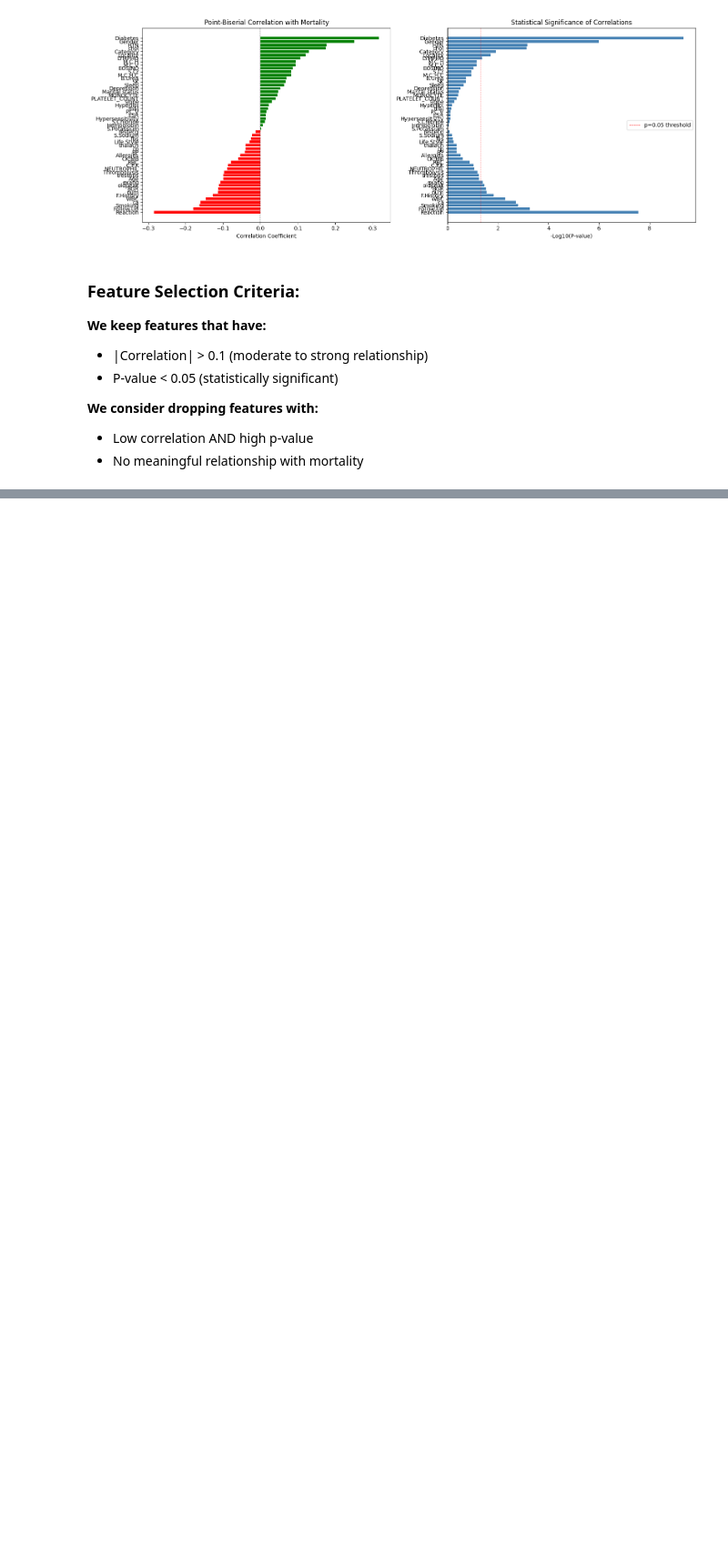
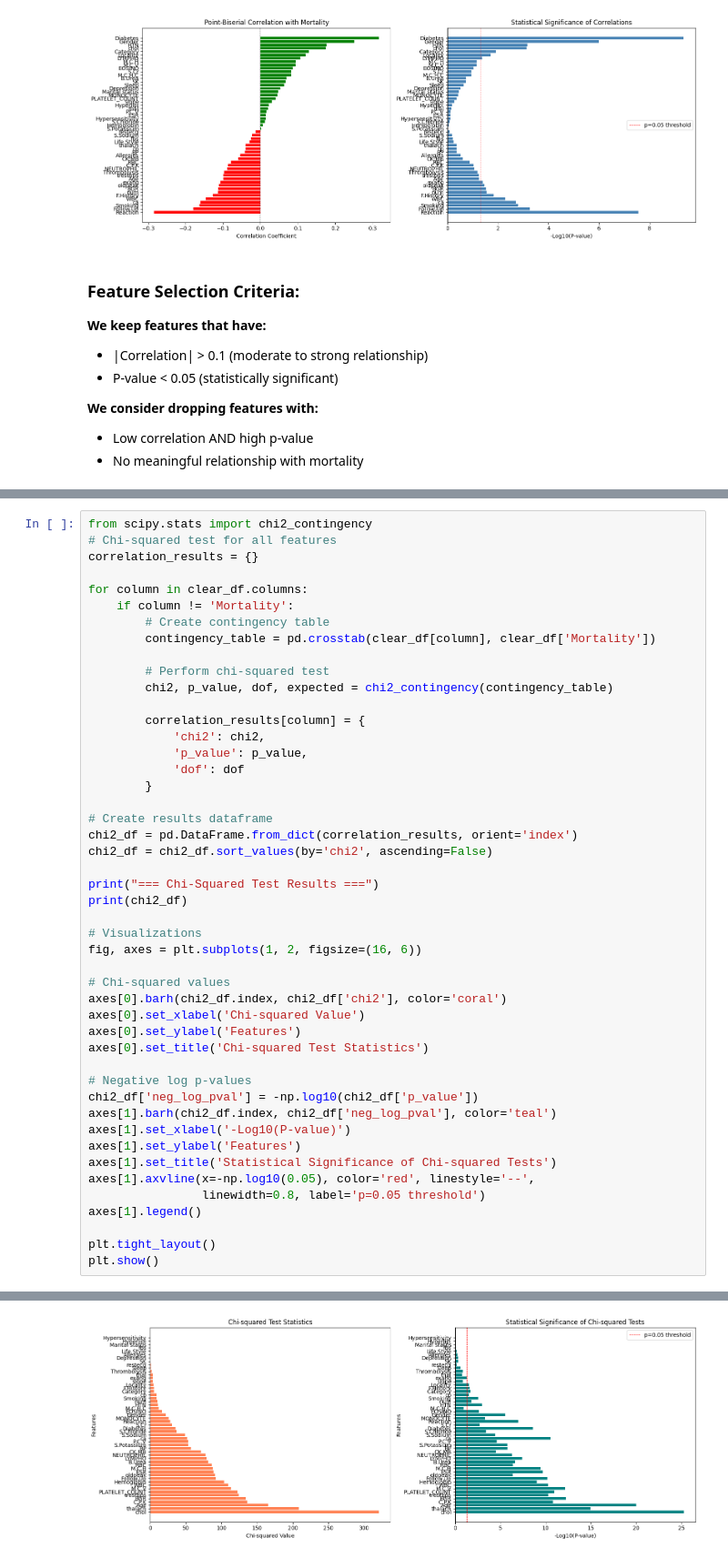
Before and after one commit to Akshit-H-Jain/heart-failure-prediction, a Jupyter notebook: notebooks/health-disease-prediction.ipynb, the cells around one changed output, grey strips where cells are left out. Shown at 91% size. Cells and saved outputs as stored; diff of their text form; blank space fills up the shorter version.

Commit message:
Performed chi-squared test

```diff
--- a/notebooks/health-disease-prediction.ipynb
+++ b/notebooks/health-disease-prediction.ipynb
@@ -531,0 +577,48 @@ Diabetes             0.317722  4.473191e-10
+# %%
+from scipy.stats import chi2_contingency
+# Chi-squared test for all features
+correlation_results = {}
+
+for column in clear_df.columns:
+    if column != 'Mortality':
+        # Create contingency table
+        contingency_table = pd.crosstab(clear_df[column], clear_df['Mortality'])
+
+        # Perform chi-squared test
+        chi2, p_value, dof, expected = chi2_contingency(contingency_table)
+
+        correlation_results[column] = {
+            'chi2': chi2,
+            'p_value': p_value,
+            'dof': dof
+        }
+
+# Create results dataframe
+chi2_df = pd.DataFrame.from_dict(correlation_results, orient='index')
+chi2_df = chi2_df.sort_values(by='chi2', ascending=False)
+
+print("=== Chi-Squared Test Results ===")
+print(chi2_df)
+
+# Visualizations
+fig, axes = plt.subplots(1, 2, figsize=(16, 6))
+
+# Chi-squared values
+axes[0].barh(chi2_df.index, chi2_df['chi2'], color='coral')
+axes[0].set_xlabel('Chi-squared Value')
+axes[0].set_ylabel('Features')
+axes[0].set_title('Chi-squared Test Statistics')
+
+# Negative log p-values
+chi2_df['neg_log_pval'] = -np.log10(chi2_df['p_value'])
+axes[1].barh(chi2_df.index, chi2_df['neg_log_pval'], color='teal')
+axes[1].set_xlabel('-Log10(P-value)')
+axes[1].set_ylabel('Features')
+axes[1].set_title('Statistical Significance of Chi-squared Tests')
+axes[1].axvline(x=-np.log10(0.05), color='red', linestyle='--',
+                linewidth=0.8, label='p=0.05 threshold')
+axes[1].legend()
+
+plt.tight_layout()
+plt.show()
+# %% [output]
@@ -531,0 +642 @@ Diabetes             0.317722  4.473191e-10
+[figure, added]
```
Also changed, not shown: parts of 6 cells of this notebook.
